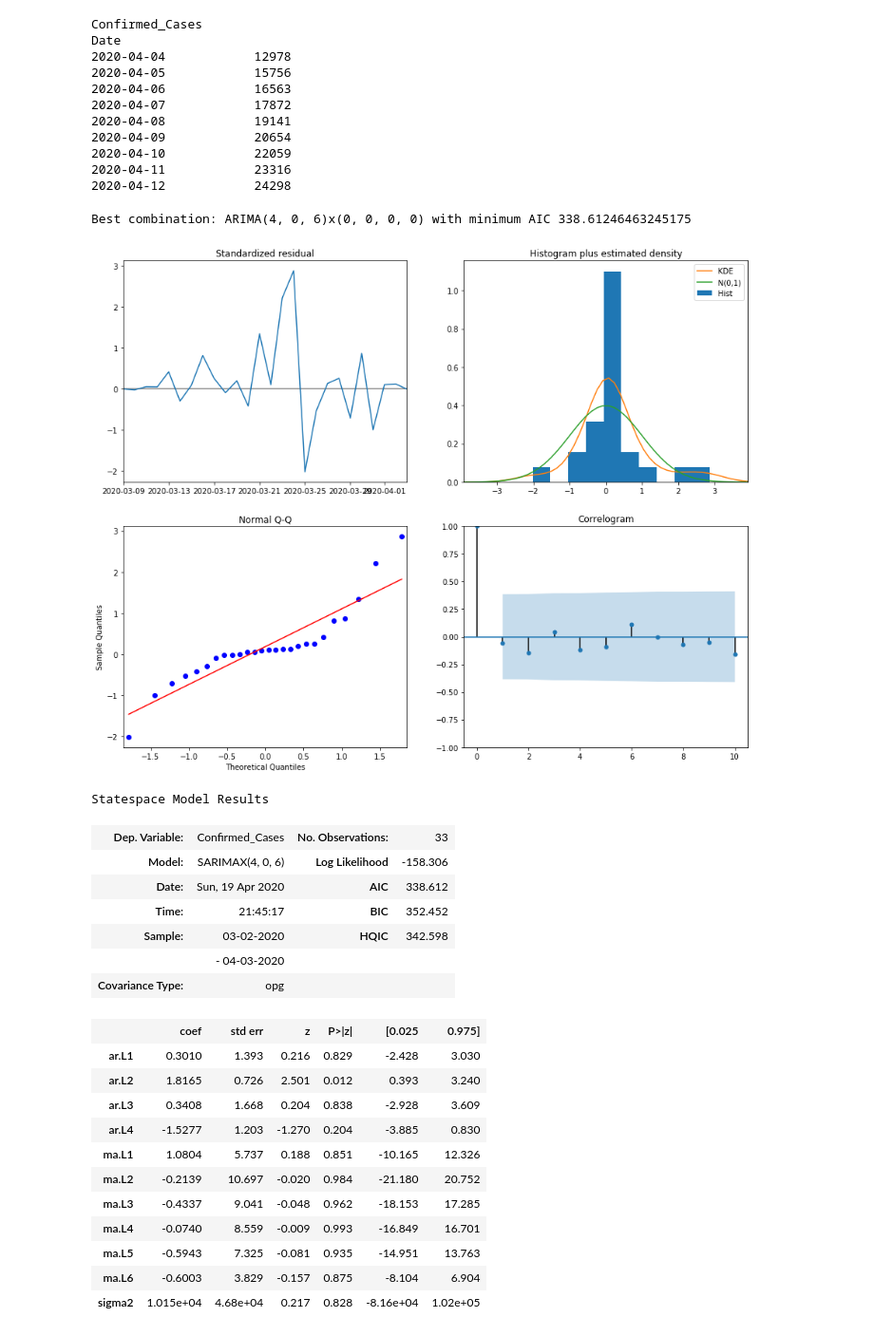
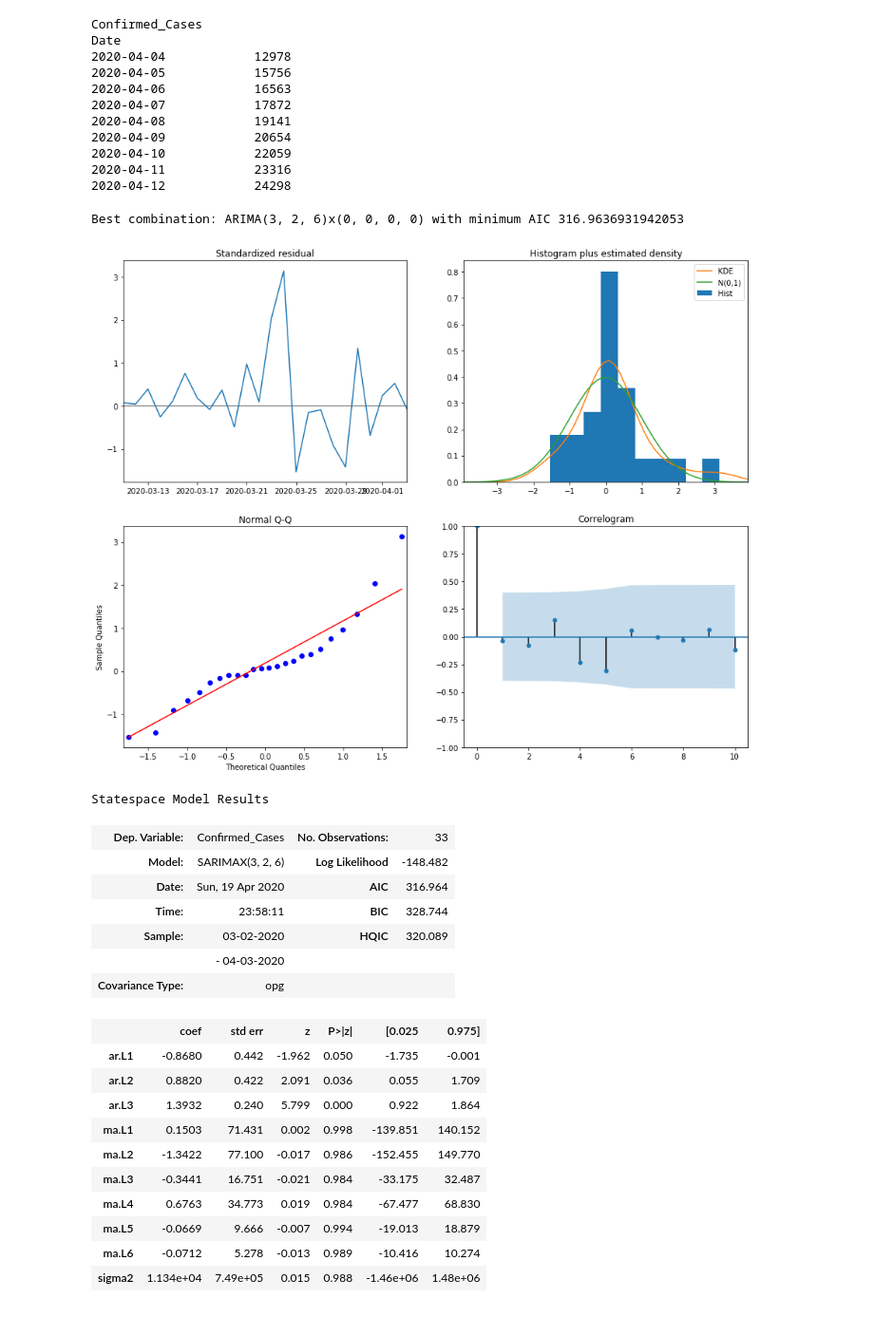
Before and after one commit to JamieJiao/Convid19Pred, a Jupyter notebook: Code/covid19_pred.ipynb, the cells around one changed output. Shown at 95% size. Saved outputs shown, nothing was run; the diff lists cells and outputs as text; code cells hidden in the pictures.

```diff
--- a/Code/covid19_pred.ipynb
+++ b/Code/covid19_pred.ipynb
@@ -260,45 +259,43 @@ class GetModel:
 model = GetModel(train)
 # %%
 p = 6
-d = 0
+d = 2
 q = 6
 s = 0
 ## since I don't think there would be a seasonal effect, so I put s = 0
 ## run different combinations of parameters
-## the initial guess is AR(2), MA(5), but let's try more combinations
+## the initial guess is AR(2), MA(5), but let's try more combinations, and with differencing
 print(model.params_iteration_results(p, d, q, s))
-## the results indicate that ARMA(1, 6) has the lowest AIC
-## ----> 'Best combination: ARIMA(4, 0, 6)x(0, 0, 0, 0) with minimum AIC 338.6182084616516'
 # %% [output]
-Best combination: ARIMA(4, 0, 6)x(0, 0, 0, 0) with minimum AIC 338.61246463245175
+Best combination: ARIMA(3, 2, 6)x(0, 0, 0, 0) with minimum AIC 316.9636931942053
 # %%
-## however MA lags are not significant and the residual is not close to white noise
+## AR lags are quite significant but MA lags are not significant
+## and the residual is not close to white noise
 ## that means there are other information that are contained in the error term
 ## and I couldn't find other exogenous variables data
-p = 4
-d = 0
+p = 3
+d = 2
 q = 6
 s = 0
 model.arima(p, d, q, s, show=True).summary()
 # %% [output]
-[figure, old version]
+[figure, new version]
 Statespace Model Results
 | Dep. Variable: | Confirmed_Cases | No. Observations: | 33 |
-| Model: | SARIMAX(4, 0, 6) | Log Likelihood | -158.306 |
-| Date: | Sun, 19 Apr 2020 | AIC | 338.612 |
-| Time: | 21:45:17 | BIC | 352.452 |
-| Sample: | 03-02-2020 | HQIC | 342.598 |
+| Model: | SARIMAX(3, 2, 6) | Log Likelihood | -148.482 |
+| Date: | Sun, 19 Apr 2020 | AIC | 316.964 |
+| Time: | 23:58:11 | BIC | 328.744 |
+| Sample: | 03-02-2020 | HQIC | 320.089 |
 |  | - 04-03-2020 |  |  |
 | Covariance Type: | opg |  |  |
 |  | coef | std err | z | P>|z| | [0.025 | 0.975] |
-| ar.L1 | 0.3010 | 1.393 | 0.216 | 0.829 | -2.428 | 3.030 |
-| ar.L2 | 1.8165 | 0.726 | 2.501 | 0.012 | 0.393 | 3.240 |
-| ar.L3 | 0.3408 | 1.668 | 0.204 | 0.838 | -2.928 | 3.609 |
-| ar.L4 | -1.5277 | 1.203 | -1.270 | 0.204 | -3.885 | 0.830 |
-| ma.L1 | 1.0804 | 5.737 | 0.188 | 0.851 | -10.165 | 12.326 |
-| ma.L2 | -0.2139 | 10.697 | -0.020 | 0.984 | -21.180 | 20.752 |
-| ma.L3 | -0.4337 | 9.041 | -0.048 | 0.962 | -18.153 | 17.285 |
-| ma.L4 | -0.0740 | 8.559 | -0.009 | 0.993 | -16.849 | 16.701 |
-| ma.L5 | -0.5943 | 7.325 | -0.081 | 0.935 | -14.951 | 13.763 |
-| ma.L6 | -0.6003 | 3.829 | -0.157 | 0.875 | -8.104 | 6.904 |
-| sigma2 | 1.015e+04 | 4.68e+04 | 0.217 | 0.828 | -8.16e+04 | 1.02e+05 |
+| ar.L1 | -0.8680 | 0.442 | -1.962 | 0.050 | -1.735 | -0.001 |
+| ar.L2 | 0.8820 | 0.422 | 2.091 | 0.036 | 0.055 | 1.709 |
+| ar.L3 | 1.3932 | 0.240 | 5.799 | 0.000 | 0.922 | 1.864 |
+| ma.L1 | 0.1503 | 71.431 | 0.002 | 0.998 | -139.851 | 140.152 |
+| ma.L2 | -1.3422 | 77.100 | -0.017 | 0.986 | -152.455 | 149.770 |
+| ma.L3 | -0.3441 | 16.751 | -0.021 | 0.984 | -33.175 | 32.487 |
+| ma.L4 | 0.6763 | 34.773 | 0.019 | 0.984 | -67.477 | 68.830 |
+| ma.L5 | -0.0669 | 9.666 | -0.007 | 0.994 | -19.013 | 18.879 |
+| ma.L6 | -0.0712 | 5.278 | -0.013 | 0.989 | -10.416 | 10.274 |
+| sigma2 | 1.134e+04 | 7.49e+05 | 0.015 | 0.988 | -1.46e+06 | 1.48e+06 |
```
Also changed, not shown: parts of 7 cells of this notebook.
